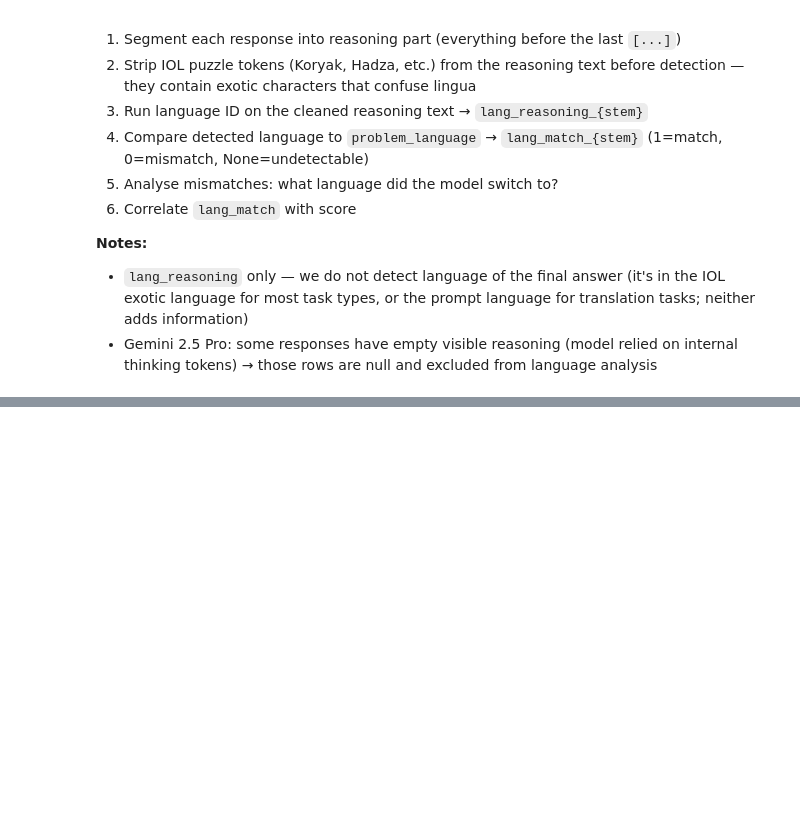
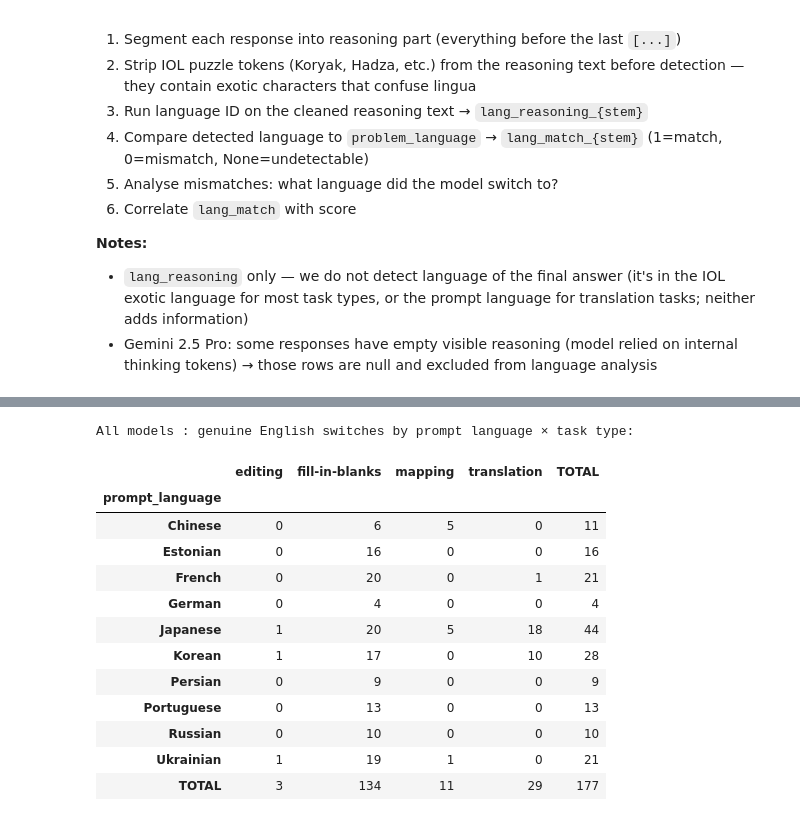
Before and after one commit to rita-berrada/wmt-mist, a Jupyter notebook: analysis_lr.ipynb, the cells around one changed output, grey strips where cells are left out. Drawn from its saved outputs; the diff is of its cells as text; code cells hidden in the pictures; blank space fills up the shorter version.

```diff
--- a/analysis_lr.ipynb
+++ b/analysis_lr.ipynb
@@ -795,0 +1384,54 @@ display(df[df['id'] == example_id][
+# %%
+# ── All models combined — genuine English switches by prompt language × task type ──
+from IPython.display import display
+import pandas as pd
+
+# Llama switches
+llama = {
+    'Chinese':    {'editing': 0, 'fill-in-blanks':  0, 'mapping': 5, 'translation':  0},
+    'French':     {'editing': 0, 'fill-in-blanks': 20, 'mapping': 0, 'translation':  1},
+    'German':     {'editing': 0, 'fill-in-blanks':  4, 'mapping': 0, 'translation':  0},
+    'Japanese':   {'editing': 1, 'fill-in-blanks': 20, 'mapping': 5, 'translation': 18},
+    'Korean':     {'editing': 1, 'fill-in-blanks': 17, 'mapping': 0, 'translation': 10},
+    'Persian':    {'editing': 0, 'fill-in-blanks':  9, 'mapping': 0, 'translation':  0},
+    'Portuguese': {'editing': 0, 'fill-in-blanks': 13, 'mapping': 0, 'translation':  0},
+    'Russian':    {'editing': 0, 'fill-in-blanks': 10, 'mapping': 0, 'translation':  0},
+    'Ukrainian':  {'editing': 1, 'fill-in-blanks': 19, 'mapping': 1, 'translation':  0},
+}
+
+# Mistral: 16 switches, all Estonian fill-in-blanks
+# DeepSeek: 6 switches, all Chinese fill-in-blanks
+extra = {
+    'Estonian': {'editing': 0, 'fill-in-blanks': 16, 'mapping': 0, 'translation': 0},
+    'Chinese':  {'editing': 0, 'fill-in-blanks':  6, 'mapping': 0, 'translation': 0},  # DeepSeek adds 6
+}
+
+combined = pd.DataFrame(llama).T.fillna(0).astype(int)
+for lang, counts in extra.items():
+    for task, n in counts.items():
+        if lang not in combined.index:
+            combined.loc[lang] = 0
+        combined.loc[lang, task] += n
+
+combined = combined.sort_index()
+combined['TOTAL'] = combined.sum(axis=1)
+combined.loc['TOTAL'] = combined.sum(axis=0)
+combined.index.name = 'prompt_language'
+
+print("All models : genuine English switches by prompt language × task type:")
+display(combined)
+# %% [output]
+All models : genuine English switches by prompt language × task type:
+|  | editing | fill-in-blanks | mapping | translation | TOTAL |
+| prompt_language |  |  |  |  |  |
+| Chinese | 0 | 6 | 5 | 0 | 11 |
+| Estonian | 0 | 16 | 0 | 0 | 16 |
+| French | 0 | 20 | 0 | 1 | 21 |
+| German | 0 | 4 | 0 | 0 | 4 |
+| Japanese | 1 | 20 | 5 | 18 | 44 |
+| Korean | 1 | 17 | 0 | 10 | 28 |
+| Persian | 0 | 9 | 0 | 0 | 9 |
+| Portuguese | 0 | 13 | 0 | 0 | 13 |
+| Russian | 0 | 10 | 0 | 0 | 10 |
+| Ukrainian | 1 | 19 | 1 | 0 | 21 |
+| TOTAL | 3 | 134 | 11 | 29 | 177 |
```
Also changed, not shown: parts of 39 cells of this notebook.
